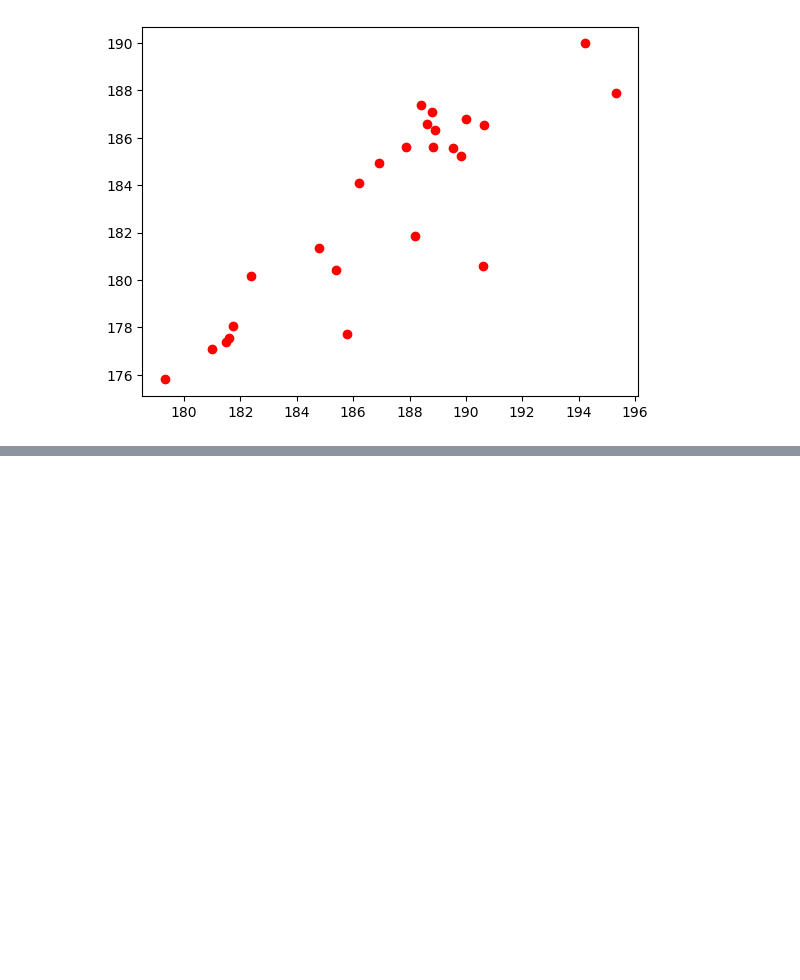
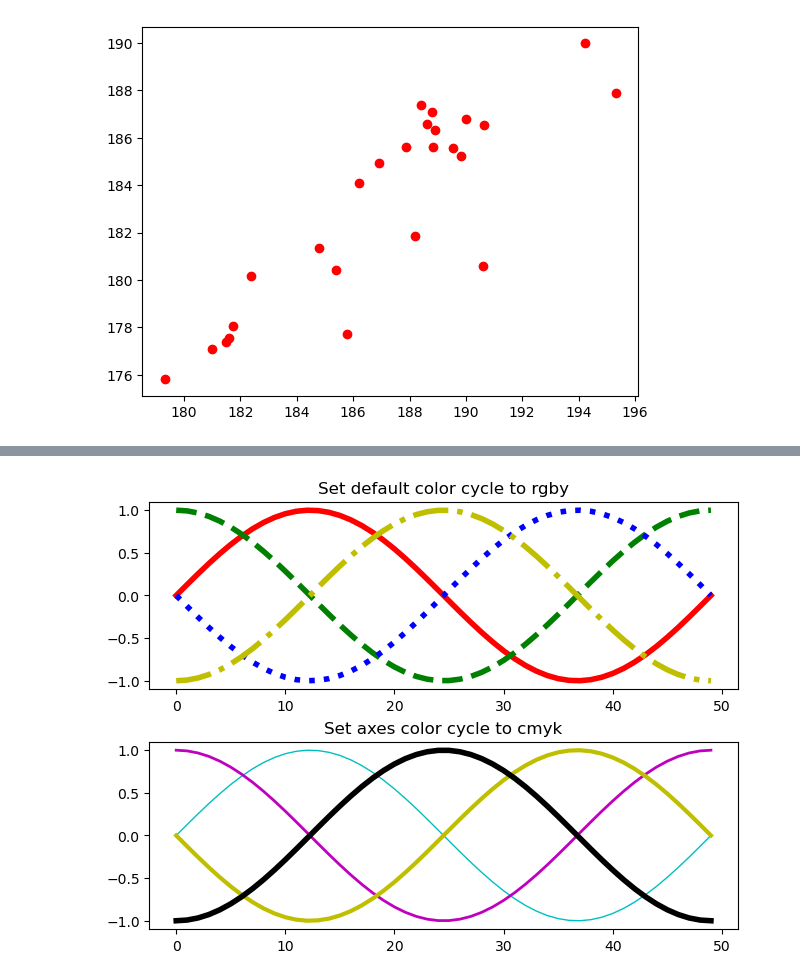
Before and after one commit to nadia-paz/ds-learning, a Jupyter notebook: data_analysis_pandas/10_matplotlib.ipynb, the cells around one changed output, grey strips where cells are left out. Saved outputs shown, nothing was run; the diff lists cells and outputs as text; code cells hidden in the pictures; blank space fills up the shorter version.

Commit message:
add cycler

```diff
--- a/data_analysis_pandas/10_matplotlib.ipynb
+++ b/data_analysis_pandas/10_matplotlib.ipynb
@@ -45,0 +64,32 @@ plt.show()
+# %%
+from cycler import cycler
+import numpy as np
+import matplotlib.pyplot as plt
+
+
+x = np.linspace(0, 2 * np.pi)
+offsets = np.linspace(0, 2*np.pi, 4, endpoint=False)
+# Create array with shifted-sine curve along each column
+yy = np.transpose([np.sin(x + phi) for phi in offsets])
+
+# 1. Setting prop cycle on default rc parameter
+plt.rc('lines', linewidth=4)
+plt.rc('axes', prop_cycle=(cycler(color=['r', 'g', 'b', 'y']) +
+                           cycler(linestyle=['-', '--', ':', '-.'])))
+fig, (ax0, ax1) = plt.subplots(nrows=2, constrained_layout=True)
+ax0.plot(yy)
+ax0.set_title('Set default color cycle to rgby')
+
+# 2. Define prop cycle for single set of axes
+#    For the most general use-case, you can provide a cycler to
+#    `.set_prop_cycle`.
+#    Here, we use the convenient shortcut that we can alternatively pass
+#    one or more properties as keyword arguments. This creates and sets
+#    a cycler iterating simultaneously over all properties.
+ax1.set_prop_cycle(color=['c', 'm', 'y', 'k'], lw=[1, 2, 3, 4])
+ax1.plot(yy)
+ax1.set_title('Set axes color cycle to cmyk')
+
+plt.show()
+# %% [output]
+[figure, added]
```
Also changed, not shown: parts of 1 cell of this notebook.
